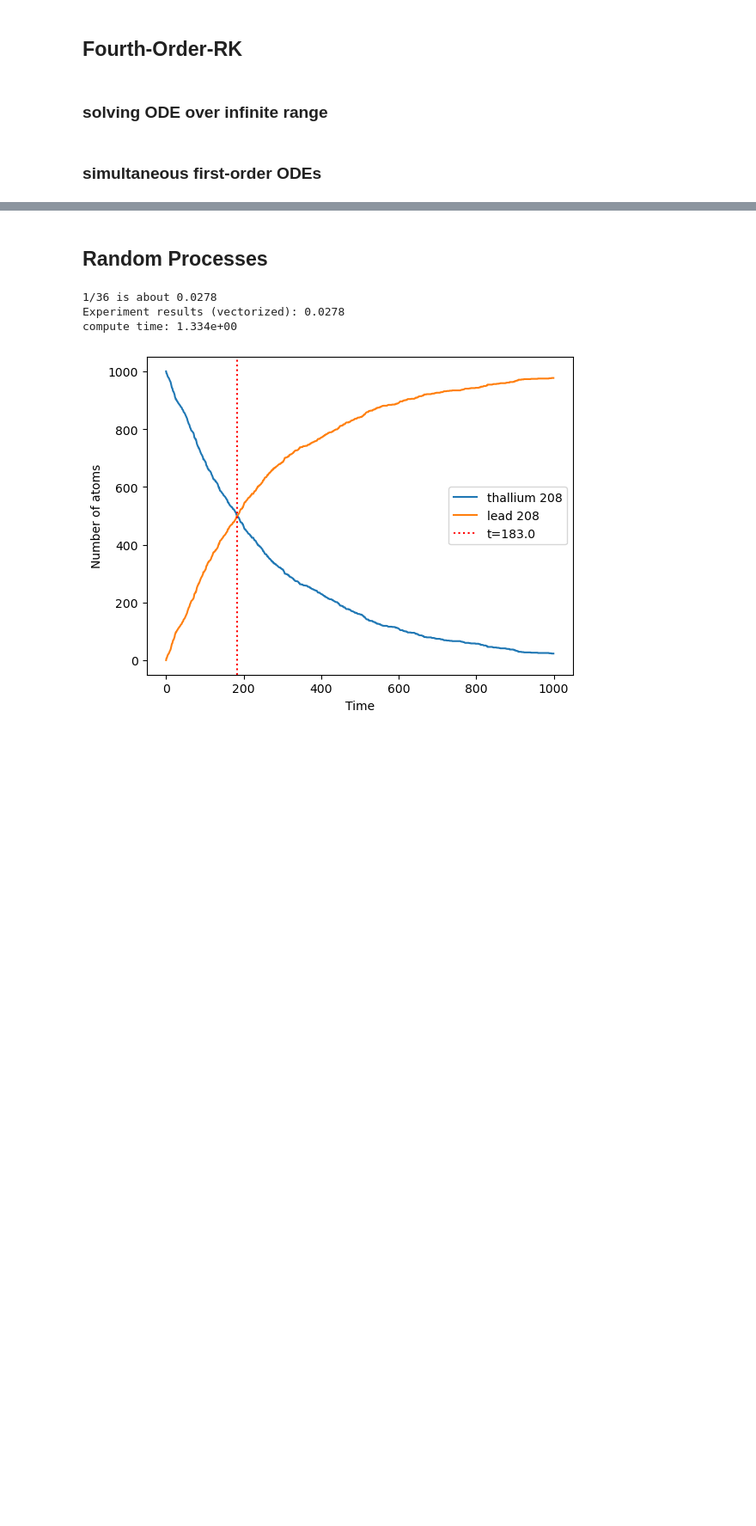
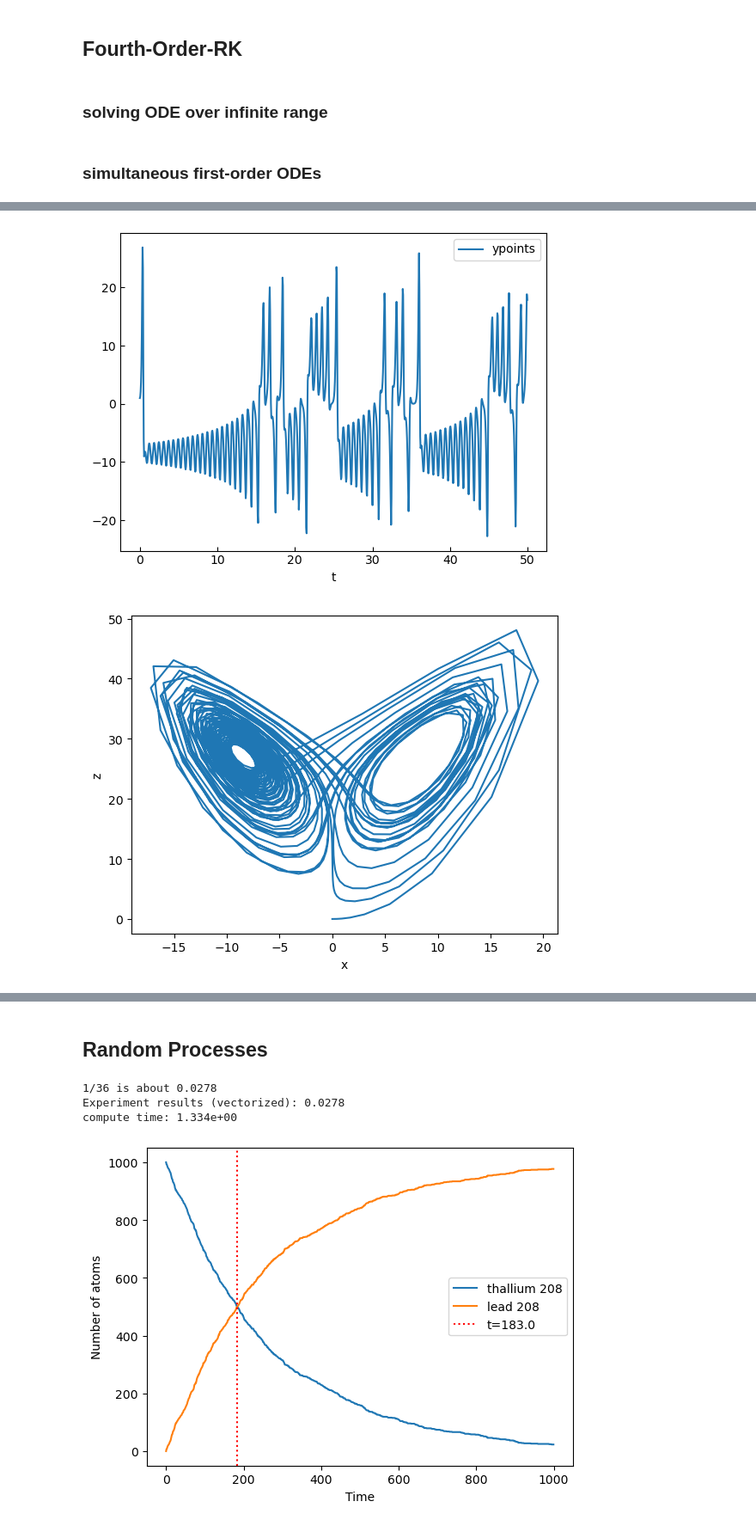
Before and after one commit to jamesobaldwin/CUNY_coursework, a Jupyter notebook: CM/code/CM_practice_code.ipynb, the cells around one changed output, grey strips where cells are left out. Shown at 86% size. Saved outputs shown, nothing was run; the diff lists cells and outputs as text; code cells hidden in the pictures; blank space fills up the shorter version.

```diff
--- a/CM/code/CM_practice_code.ipynb
+++ b/CM/code/CM_practice_code.ipynb
@@ -965,0 +1062,56 @@ plt.show()
+# %%
+# exercise 8.3: the Lorenz equations
+
+def f(r,
+      t,
+      alpha,
+      beta,
+      gamma
+     ):
+
+    x = r[0]
+    y = r[1]
+    z = r[2]
+    fx = alpha*(y - x)
+    fy = beta*x - y - x*z
+    fz = x*y - gamma*z
+    return np.array([fx, fy, fz], dtype=float)
+
+alpha = 10.
+beta = 28
+gamma = 8/3
+a = 0
+b = 50
+N = 1000
+h = (b-a)/N
+
+tpoints = np.arange(a, b, h)
+xpoints = []
+ypoints = []
+zpoints = []
+
+r = np.array([0.,1.,0.], dtype=float)
+for t in tpoints:
+    xpoints.append(r[0])
+    ypoints.append(r[1])
+    zpoints.append(r[2])
+    k1 = h*f(r,t, alpha, beta, gamma)
+    k2 = h*f(r + 0.5*k1, t + 0.5*h, alpha, beta, gamma)
+    k3 = h*f(r + 0.5*k2, t + 0.5*h, alpha, beta, gamma)
+    k4 = h*f(r + k3, t + h, alpha, beta, gamma)
+    r += (k1 + 2*k2 + 2*k3 + k4) / 6
+
+# plt.plot(tpoints, xpoints, label='xpoints')
+plt.plot(tpoints, ypoints, label='ypoints')
+plt.xlabel('t')
+plt.legend()
+plt.tick_params(tickdir='in')
+plt.show()
+
+plt.plot(xpoints, zpoints)
+plt.xlabel('x')
+plt.ylabel('z')
+plt.show()
+# %% [output]
+[figure, added]
+[figure, added]
```
Also changed, not shown: parts of 16 cells of this notebook, 23 other files.
